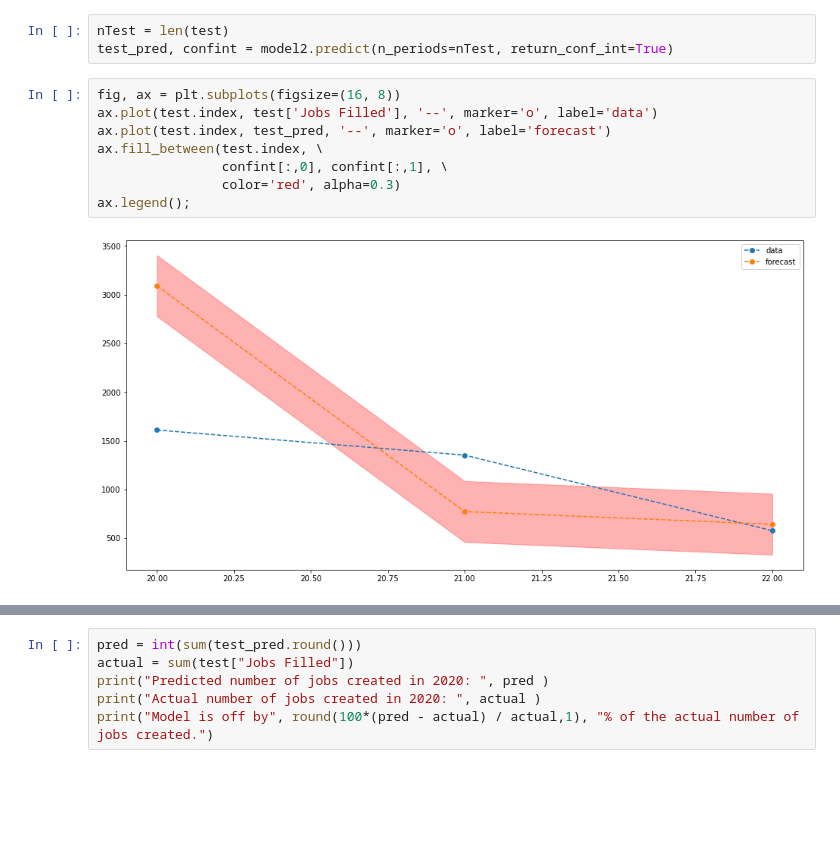
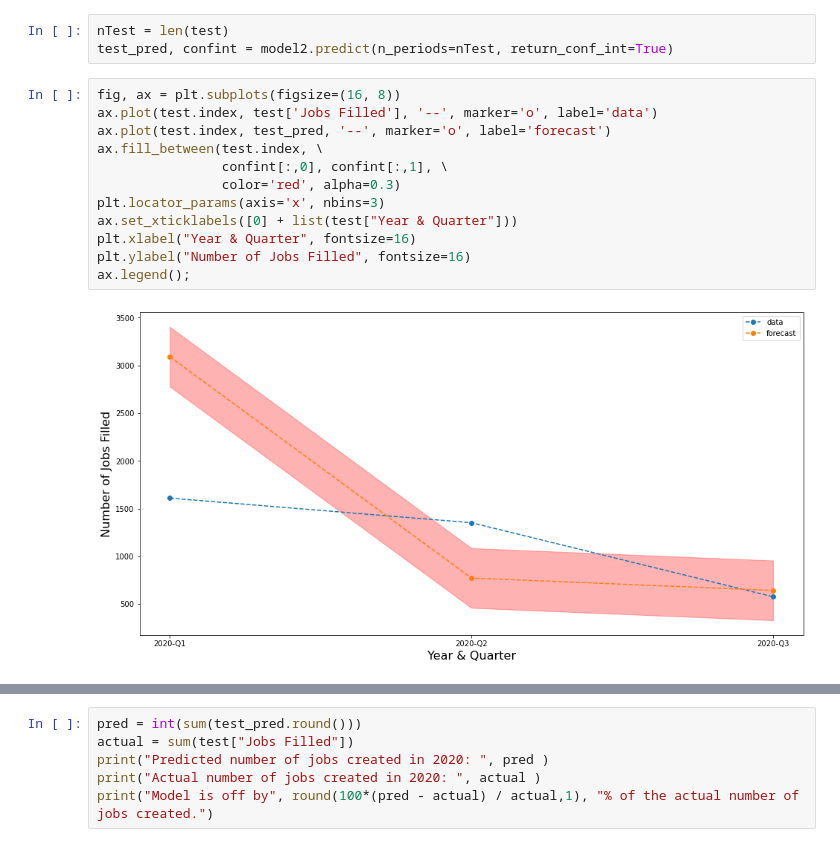
Before and after one commit to SkylarTrigueiro/dataScienceHiringPatterns, a Jupyter notebook: timeSeriesForecast.ipynb, the cells around one changed output, grey strips where cells are left out. Cells and saved outputs as stored; diff of their text form; blank space fills up the shorter version.

```diff
--- a/timeSeriesForecast.ipynb
+++ b/timeSeriesForecast.ipynb
@@ -176,13 +198,17 @@ test_pred, confint = model2.predict(n_periods=nTest, return_conf_int=True)
 # %%
 fig, ax = plt.subplots(figsize=(16, 8))
 ax.plot(test.index, test['Jobs Filled'], '--', marker='o', label='data')
 ax.plot(test.index, test_pred, '--', marker='o', label='forecast')
 ax.fill_between(test.index, \
                 confint[:,0], confint[:,1], \
                 color='red', alpha=0.3)
+plt.locator_params(axis='x', nbins=3)
+ax.set_xticklabels([0] + list(test["Year & Quarter"]))
+plt.xlabel("Year & Quarter", fontsize=16)
+plt.ylabel("Number of Jobs Filled", fontsize=16)
 ax.legend();
 # %% [output]
-[figure, old version]
+[figure, new version]
 # %%
 train_pred = model2.predict_in_sample(start=0, end=-1)
 
```
Also changed, not shown: parts of 10 cells of this notebook, 3 other files.
